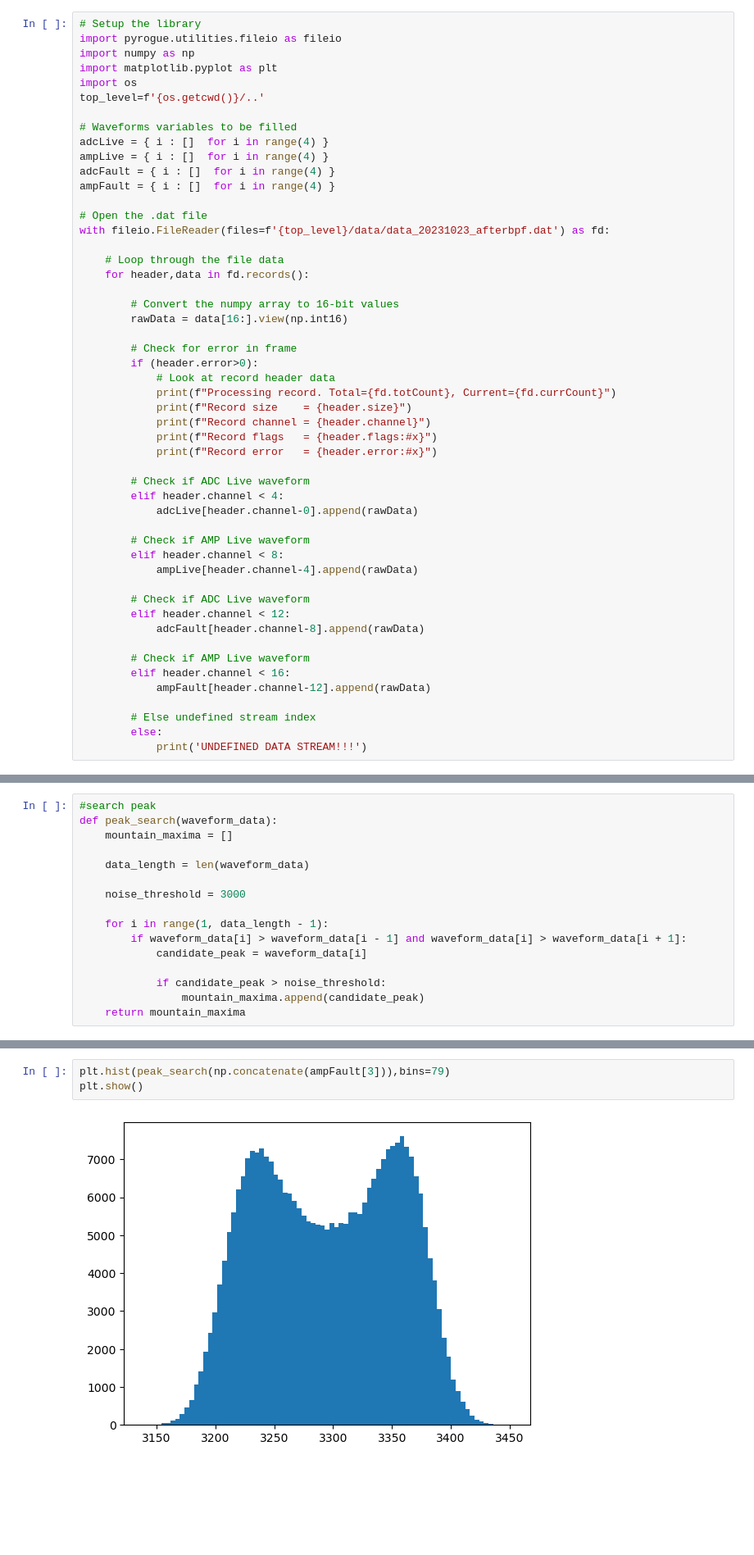
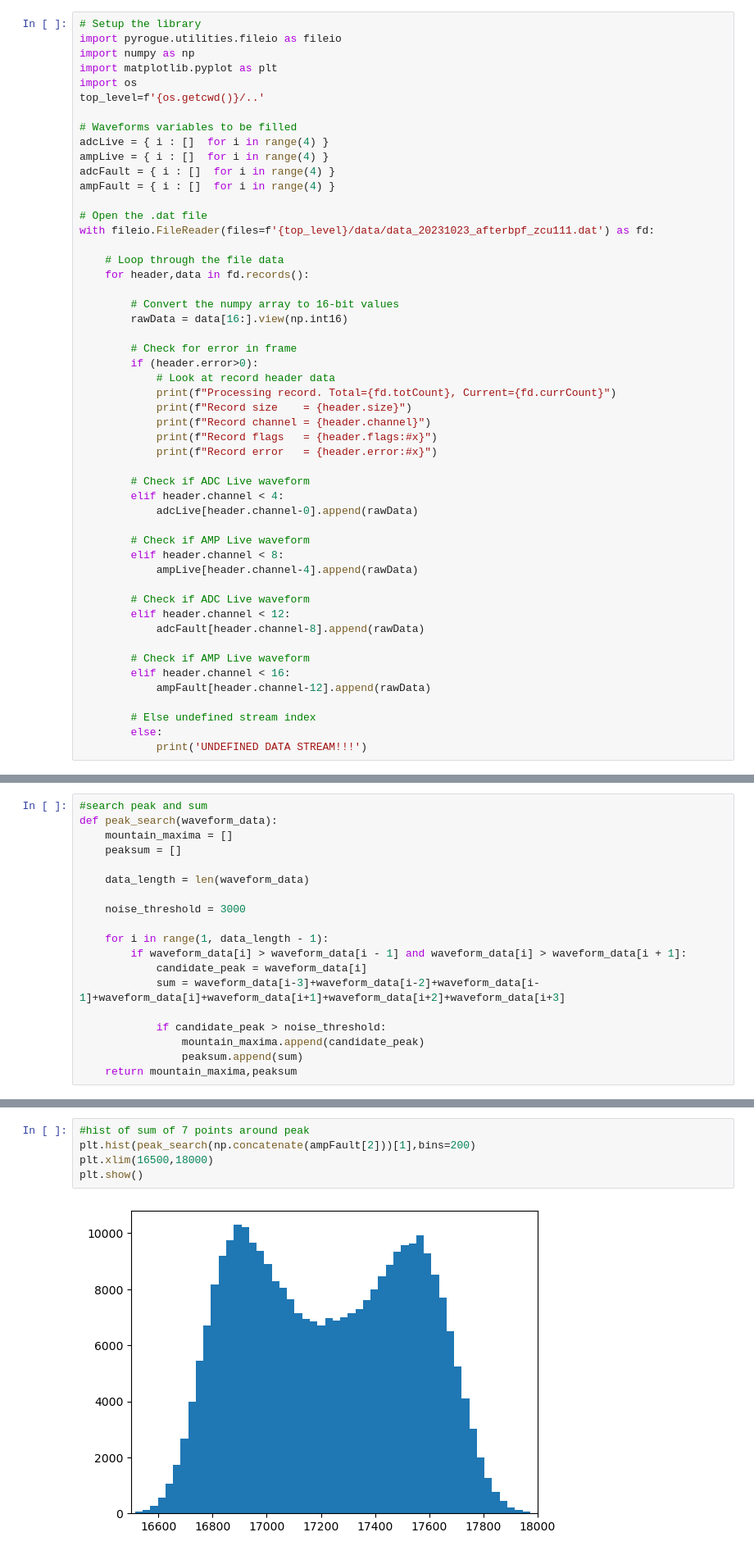
Before and after one commit to slaclab/kek-bpm-rfsoc-dev, a Jupyter notebook: software/notebooks/datfile_analysis_zcu111.ipynb, the cells around one changed output, grey strips where cells are left out. Shown: that part at 82% size. Drawn from its saved outputs; the diff is of its cells as text; blank space fills up the shorter version.

```diff
--- a/software/notebooks/datfile_analysis_zcu111.ipynb
+++ b/software/notebooks/datfile_analysis_zcu111.ipynb
@@ -15,7 +15,7 @@ adcFault = { i : []  for i in range(4) }
 ampFault = { i : []  for i in range(4) }
 
 # Open the .dat file
-with fileio.FileReader(files=f'{top_level}/data/data_20231023_afterbpf.dat') as fd:
+with fileio.FileReader(files=f'{top_level}/data/data_20231023_afterbpf_zcu111.dat') as fd:
 
     # Loop through the file data
     for header,data in fd.records():
@@ -74,7 +80,8 @@ plt.grid()
 # %%
-#search peak
+#search peak and sum
 def peak_search(waveform_data):
     mountain_maxima = []
+    peaksum = []
 
     data_length = len(waveform_data)
 
@@ -83,8 +90,10 @@ def peak_search(waveform_data):
     for i in range(1, data_length - 1):
         if waveform_data[i] > waveform_data[i - 1] and waveform_data[i] > waveform_data[i + 1]:
             candidate_peak = waveform_data[i]
+            sum = waveform_data[i-3]+waveform_data[i-2]+waveform_data[i-1]+waveform_data[i]+waveform_data[i+1]+waveform_data[i+2]+waveform_data[i+3]
 
             if candidate_peak > noise_threshold:
                 mountain_maxima.append(candidate_peak)
-    return mountain_maxima
+                peaksum.append(sum)
+    return mountain_maxima,peaksum
 # %%
@@ -93,7 +102,9 @@ plt.show()
 # %% [output]
 [figure]
 # %%
-plt.hist(peak_search(np.concatenate(ampFault[3])),bins=79)
+#hist of sum of 7 points around peak
+plt.hist(peak_search(np.concatenate(ampFault[2]))[1],bins=200)
+plt.xlim(16500,18000)
 plt.show()
 # %% [output]
-[figure, old version]
+[figure, new version]
```
Also changed, not shown: parts of 3 cells of this notebook, 1 other file.
